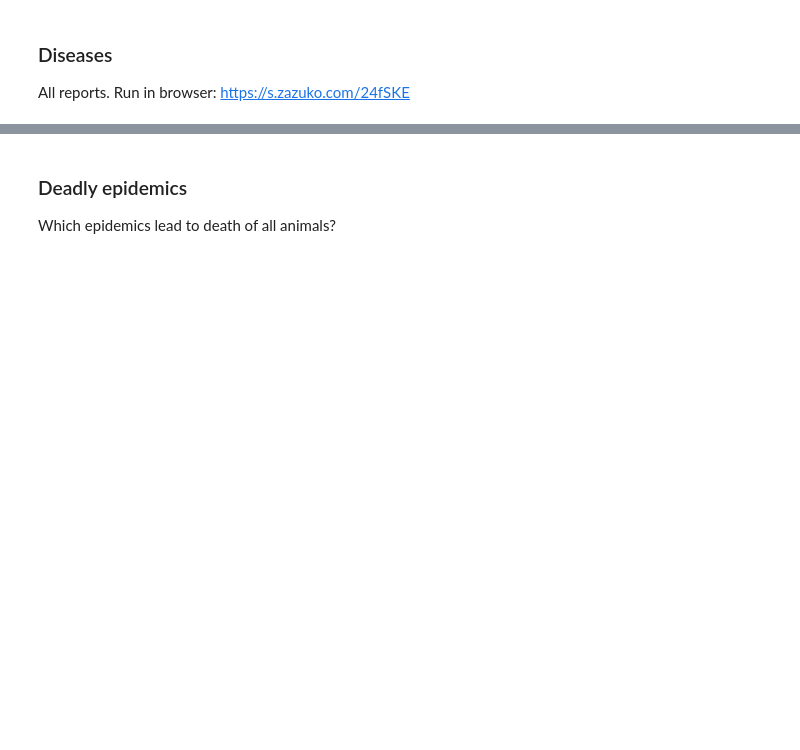
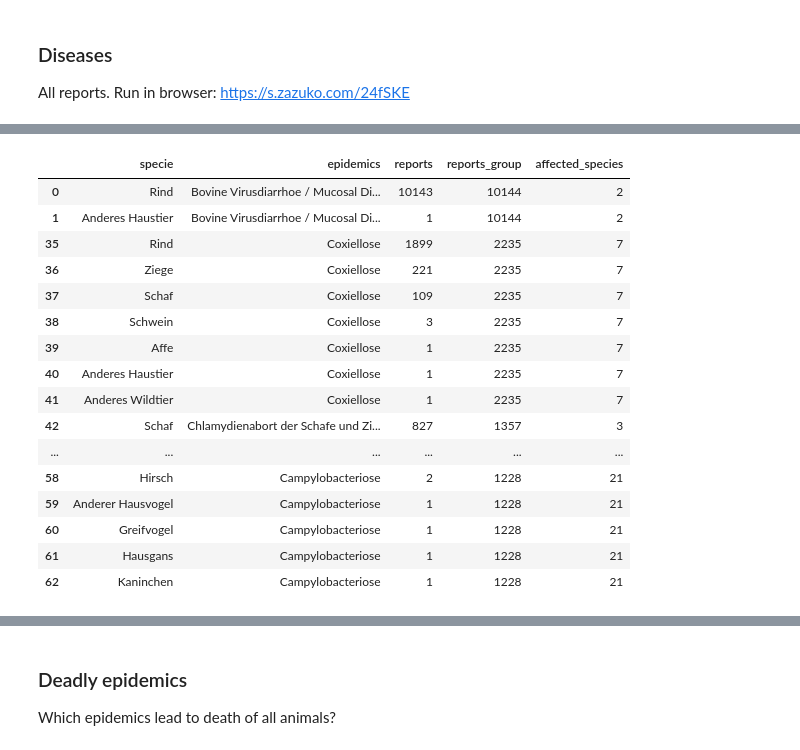
Before and after one commit to zazuko/notebooks, a Jupyter notebook: notebooks/animal-disease/epidemics.ipynb, the cells around one changed output, grey strips where cells are left out. Saved outputs shown, nothing was run; the diff lists cells and outputs as text; code cells hidden in the pictures; blank space fills up the shorter version.

Commit message:
explore disease propagation

```diff
--- a/notebooks/animal-disease/epidemics.ipynb
+++ b/notebooks/animal-disease/epidemics.ipynb
@@ -231,0 +269,18 @@ df.head()
+# %%
+query = """
+SELECT ?diagnosis ?gde ?specie ?epidemics
+WHERE {
+  <https://environment.ld.admin.ch/foen/animal-pest/observation/> cube:observation ?obs .
+  ?obs disease:epidemics/schema:name ?epidemics;
+       disease:diagnosis-date ?diagnosis;
+       disease:internet-publication ?date;
+       disease:animal-specie/schema:name ?specie;
+       schema:containedInPlace/schema:name ?gde .
+
+  FILTER (LANG(?epidemics) = "de")
+  FILTER (LANG(?specie) = "de")
+}
+ORDER BY DESC(?diagnosis) ?gde
+"""
+df = sparql.send_query(query)
+df.head()
@@ -231,0 +294,8 @@ df.head()
+# %%
+dff = df.copy()
+dff.loc[:,"year"] = dff.diagnosis.apply(lambda x: x.year)
+dff.loc[:,"month"] = dff.diagnosis.apply(lambda x: x.month)
+dff['day'] = pd.to_datetime(dff[['year', 'month']].assign(DAY=1))
+dff = dff[["day", "specie", "epidemics"]].groupby(by=["day", "specie", "epidemics"]).size().reset_index(name="reports")
+dff = dff.sort_values(by=["day", "epidemics", "specie"], ascending=False)
+dff.sort_values(by=["reports"], ascending=False).reset_index(drop=True)[0:15]
@@ -231,0 +370,25 @@ df.head()
+# %%
+diseases = dff[["reports", "epidemics", "specie"]].groupby(["specie", "epidemics"]).sum().reset_index()
+diseases["reports_group"] = diseases[["epidemics", "reports"]].groupby("epidemics").transform(sum)
+diseases["affected_species"] = diseases[["epidemics", "reports"]].groupby("epidemics").transform(len)
+diseases = diseases[diseases.affected_species > 1]
+diseases = diseases.sort_values(by=["reports_group", "reports"], ascending=False).reset_index(drop=True)
+diseases[diseases.epidemics != "Salmonellose"][0:30]
+# %% [output]
+|  | specie | epidemics | reports | reports_group | affected_species |
+| 0 | Rind | Bovine Virusdiarrhoe / Mucosal Di... | 10143 | 10144 | 2 |
+| 1 | Anderes Haustier | Bovine Virusdiarrhoe / Mucosal Di... | 1 | 10144 | 2 |
+| 35 | Rind | Coxiellose | 1899 | 2235 | 7 |
+| 36 | Ziege | Coxiellose | 221 | 2235 | 7 |
+| 37 | Schaf | Coxiellose | 109 | 2235 | 7 |
+| 38 | Schwein | Coxiellose | 3 | 2235 | 7 |
+| 39 | Affe | Coxiellose | 1 | 2235 | 7 |
+| 40 | Anderes Haustier | Coxiellose | 1 | 2235 | 7 |
+| 41 | Anderes Wildtier | Coxiellose | 1 | 2235 | 7 |
+| 42 | Schaf | Chlamydienabort der Schafe und Zi... | 827 | 1357 | 3 |
+| ... | ... | ... | ... | ... | ... |
+| 58 | Hirsch | Campylobacteriose | 2 | 1228 | 21 |
+| 59 | Anderer Hausvogel | Campylobacteriose | 1 | 1228 | 21 |
+| 60 | Greifvogel | Campylobacteriose | 1 | 1228 | 21 |
+| 61 | Hausgans | Campylobacteriose | 1 | 1228 | 21 |
+| 62 | Kaninchen | Campylobacteriose | 1 | 1228 | 21 |
```
Also changed, not shown: parts of 18 cells of this notebook.
